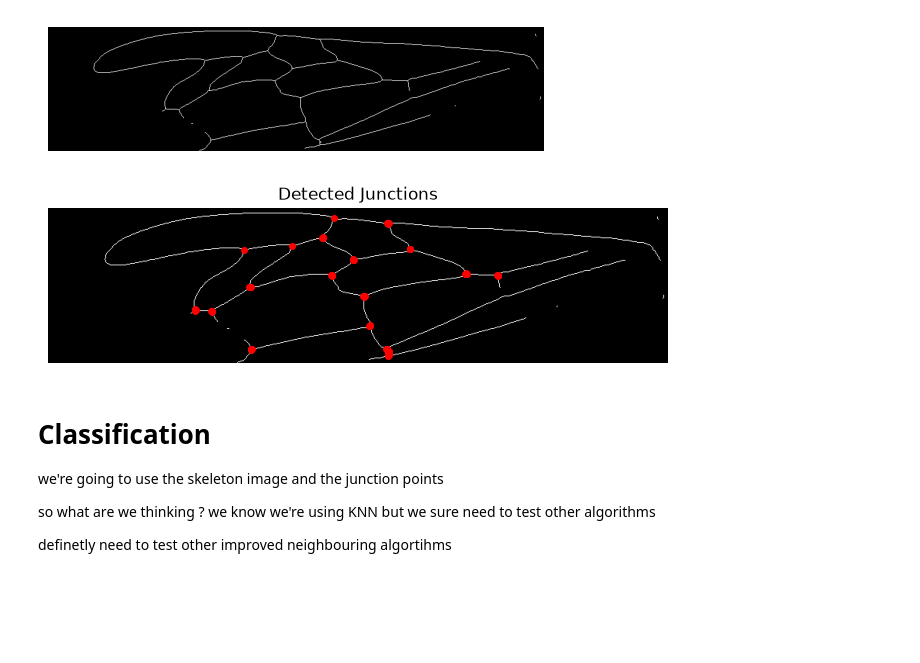
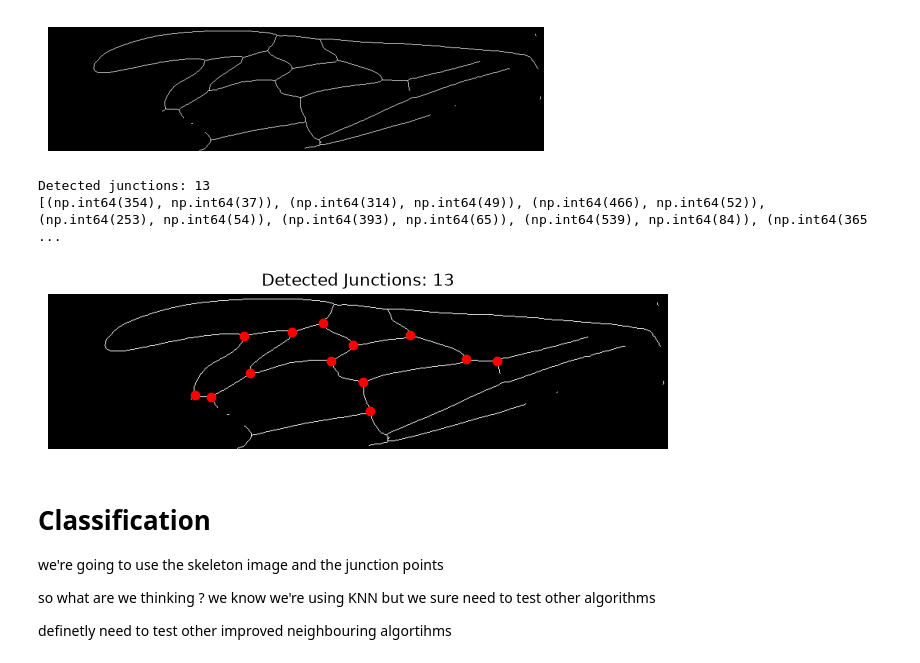
Before and after one commit to amiinemohamed/Bees-cv, a Jupyter notebook: Bees_image_processing.ipynb, the cells around one changed output. Drawn from its saved outputs; the diff is of its cells as text; code cells hidden in the pictures; blank space fills up the shorter version.

```diff
--- a/Bees_image_processing.ipynb
+++ b/Bees_image_processing.ipynb
@@ -129,34 +129,42 @@ plt.axis('off')
 # %%
 #detection of junction points
 
 from skimage.feature import corner_harris, corner_peaks
 from scipy.ndimage import convolve
 
 binary = (img_cropped > 0).astype(np.uint8)
 skeleton = skeletonize(binary).astype(np.uint8)
 
 kernel = np.array([[1, 1, 1],
                    [1, 0, 1],
                    [1, 1, 1]])
+neighbors = convolve(skeleton, kernel, mode='constant')
 
-neighbors = convolve(skeleton, kernel, mode='constant')
-junction_mask = (skeleton == 1) & (neighbors >= 3)
+# Instead of a mask, use corner_peaks to get single coordinates per junction
+junction_response = (skeleton == 1) & (neighbors >= 3)
+coords = corner_peaks(junction_response.astype(float), min_distance=5)
 
+# Filter margins
 margin = 20
 h, w = skeleton.shape
-junction_mask[:, :margin] = False
-junction_mask[:, w-margin:] = False
+coords = coords[(coords[:,0] > margin) & (coords[:,0] < h - margin) &
+                (coords[:,1] > margin) & (coords[:,1] < w - margin)]
 
-ys, xs = np.where(junction_mask)
+ys, xs = coords[:, 0], coords[:, 1]
+
+print(f"Detected junctions: {len(ys)}")
+print(list(zip(xs, ys)))  # (x, y) pairs
 
 plt.figure(figsize=(8, 8))
 plt.imshow(skeleton, cmap='gray')
-plt.plot(xs, ys, 'ro', markersize=4)
-plt.title('Detected Junctions')
+plt.plot(xs, ys, 'ro', markersize=6)
+plt.title(f'Detected Junctions: {len(ys)}')
 plt.axis('off')
 plt.show()
 # %% [output]
+Detected junctions: 13
+[(np.int64(354), np.int64(37)), (np.int64(314), np.int64(49)), (np.int64(466), np.int64(52)), (np.int64(253), np.int64(54)), (np.int64(393), np.int64(65)), (np.int64(539), np.int64(84)), (np.int64(365 ...
-[figure, old version]
+[figure, new version]
 # %% [markdown]
 # Classification
 
```
Also changed, not shown: parts of 2 cells of this notebook, 4 other files.
